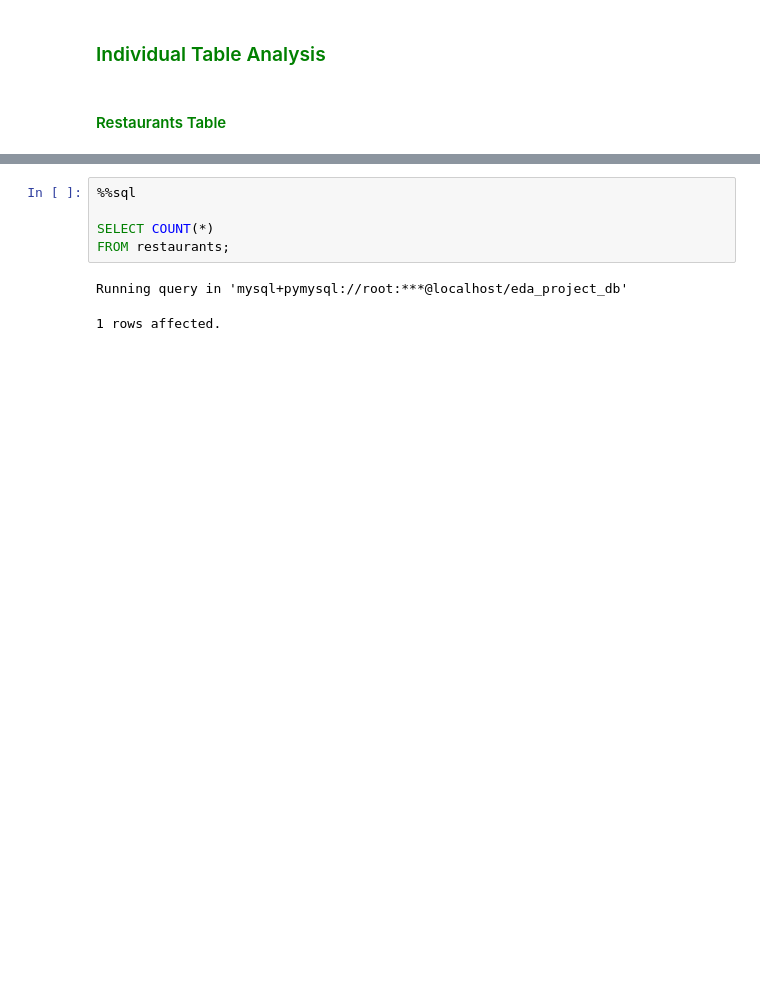
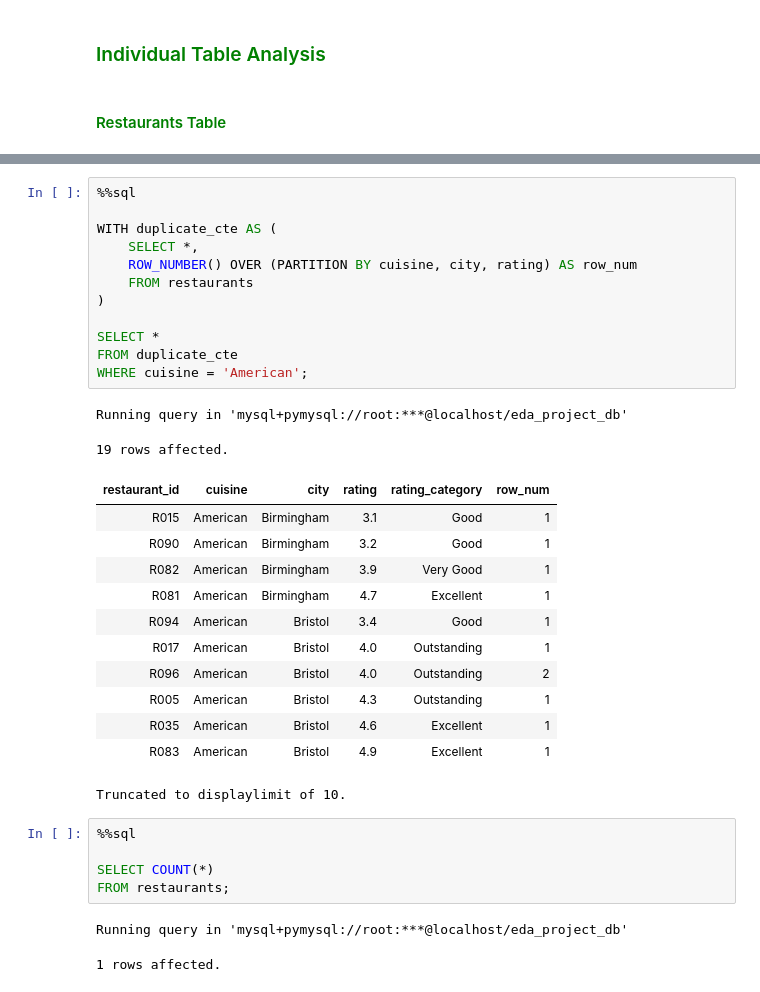
Before and after one commit to Kartika-Nidhi/SQLProjects, a Jupyter notebook: RestaurantAnalysis.ipynb, the cells around one changed output, grey strips where cells are left out. Saved outputs shown, nothing was run; the diff lists cells and outputs as text; blank space fills up the shorter version.

```diff
--- a/RestaurantAnalysis.ipynb
+++ b/RestaurantAnalysis.ipynb
@@ -236,3 +266,30 @@ Running query in 'mysql+pymysql://root:***@localhost/eda_project_db'
+# %%
+%%sql
+
+WITH duplicate_cte AS (
+    SELECT *,
+    ROW_NUMBER() OVER (PARTITION BY cuisine, city, rating) AS row_num
+    FROM restaurants
+)
+
+SELECT *
+FROM duplicate_cte
+WHERE cuisine = 'American';
+# %% [output]
+Running query in 'mysql+pymysql://root:***@localhost/eda_project_db'
+19 rows affected.
+| restaurant_id | cuisine | city | rating | rating_category | row_num |
+| R015 | American | Birmingham | 3.1 | Good | 1 |
+| R090 | American | Birmingham | 3.2 | Good | 1 |
+| R082 | American | Birmingham | 3.9 | Very Good | 1 |
+| R081 | American | Birmingham | 4.7 | Excellent | 1 |
+| R094 | American | Bristol | 3.4 | Good | 1 |
+| R017 | American | Bristol | 4.0 | Outstanding | 1 |
+| R096 | American | Bristol | 4.0 | Outstanding | 2 |
+| R005 | American | Bristol | 4.3 | Outstanding | 1 |
+| R035 | American | Bristol | 4.6 | Excellent | 1 |
+| R083 | American | Bristol | 4.9 | Excellent | 1 |
+Truncated to displaylimit of 10.
 # %%
 %%sql
 
```
Also changed, not shown: parts of 13 cells of this notebook.
